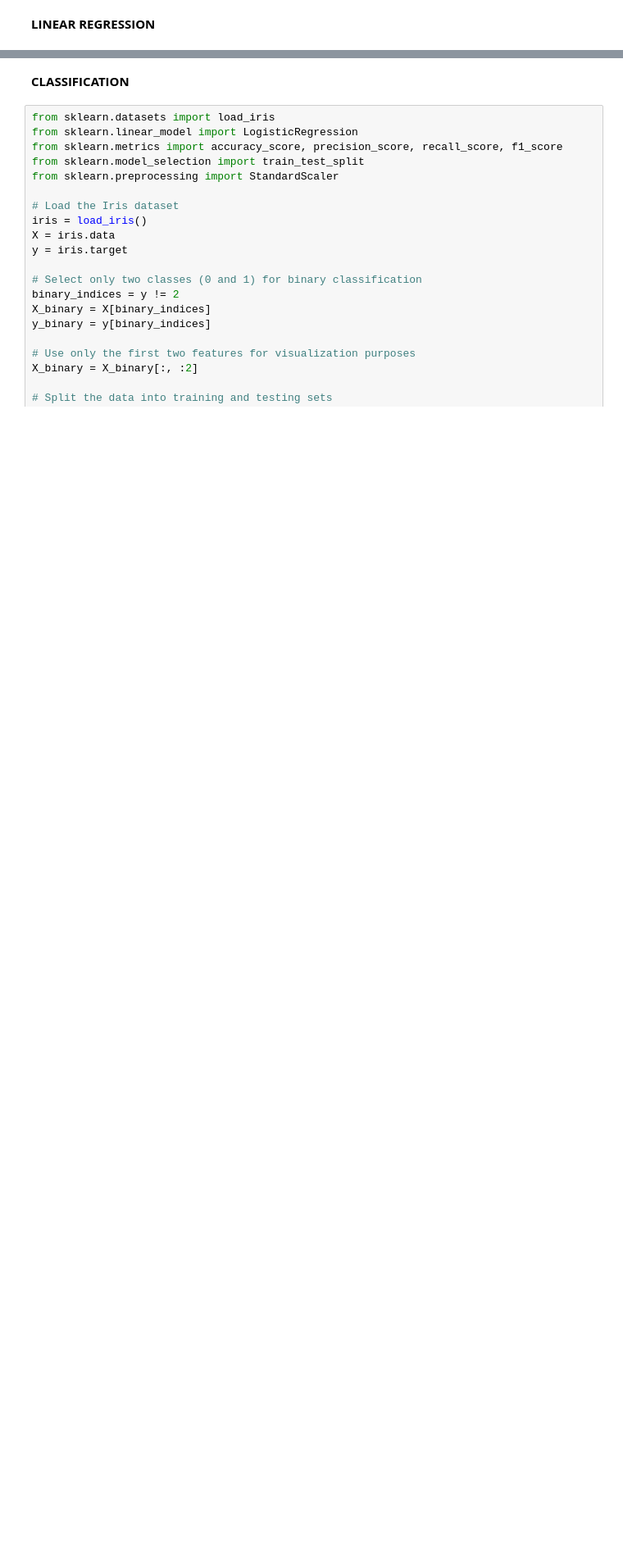
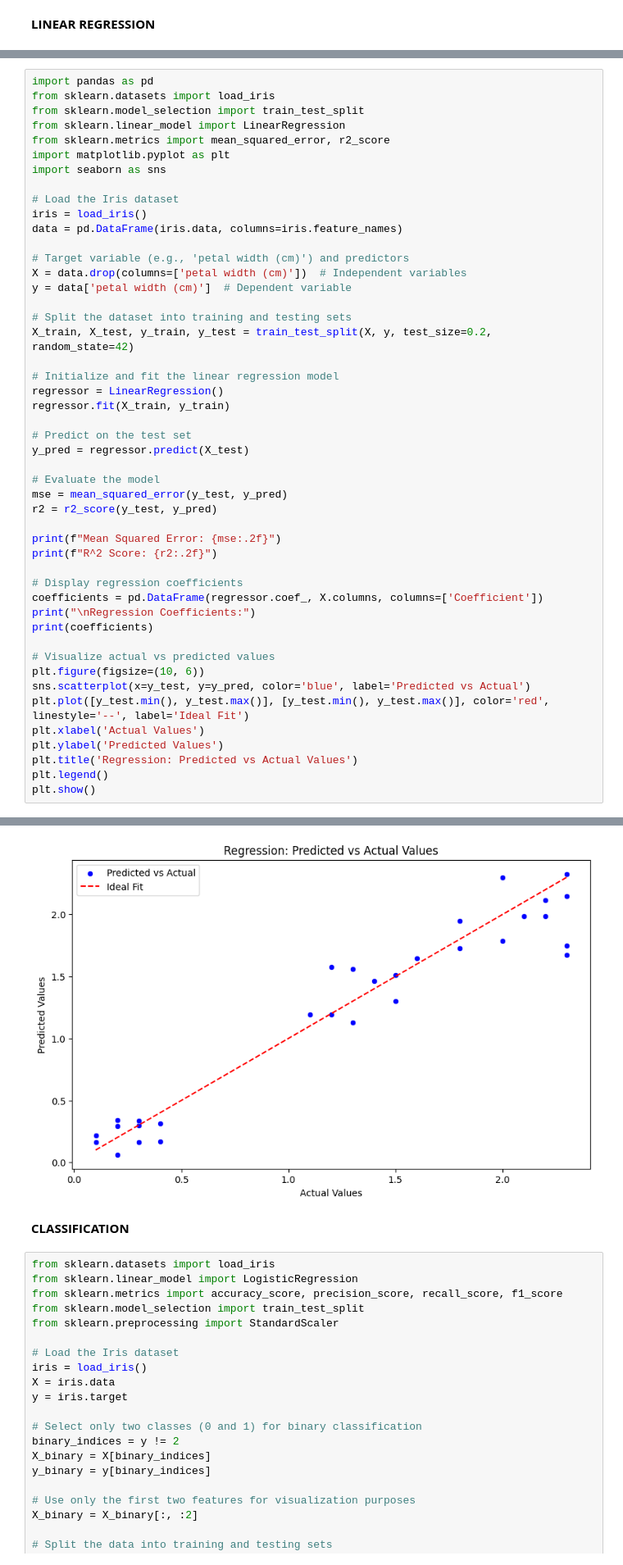
Before and after one commit to Vasundhara-Boomi/dl, a Jupyter notebook: reg_classification.ipynb, the cells around one changed output, grey strips where cells are left out. Shown at 82% size. Drawn from its saved outputs; the diff is of its cells as text; blank space fills up the shorter version.

```diff
--- a/reg_classification.ipynb
+++ b/reg_classification.ipynb
@@ -51,0 +53,49 @@ Mean Squared Error: 0.71
+# %%
+import pandas as pd
+from sklearn.datasets import load_iris
+from sklearn.model_selection import train_test_split
+from sklearn.linear_model import LinearRegression
+from sklearn.metrics import mean_squared_error, r2_score
+import matplotlib.pyplot as plt
+import seaborn as sns
+
+# Load the Iris dataset
+iris = load_iris()
+data = pd.DataFrame(iris.data, columns=iris.feature_names)
+
+# Target variable (e.g., 'petal width (cm)') and predictors
+X = data.drop(columns=['petal width (cm)'])  # Independent variables
+y = data['petal width (cm)']  # Dependent variable
+
+# Split the dataset into training and testing sets
+X_train, X_test, y_train, y_test = train_test_split(X, y, test_size=0.2, random_state=42)
+
+# Initialize and fit the linear regression model
+regressor = LinearRegression()
+regressor.fit(X_train, y_train)
+
+# Predict on the test set
+y_pred = regressor.predict(X_test)
+
+# Evaluate the model
+mse = mean_squared_error(y_test, y_pred)
+r2 = r2_score(y_test, y_pred)
+
+print(f"Mean Squared Error: {mse:.2f}")
+print(f"R^2 Score: {r2:.2f}")
+
+# Display regression coefficients
+coefficients = pd.DataFrame(regressor.coef_, X.columns, columns=['Coefficient'])
+print("\nRegression Coefficients:")
+print(coefficients)
+
+# Visualize actual vs predicted values
+plt.figure(figsize=(10, 6))
+sns.scatterplot(x=y_test, y=y_pred, color='blue', label='Predicted vs Actual')
+plt.plot([y_test.min(), y_test.max()], [y_test.min(), y_test.max()], color='red', linestyle='--', label='Ideal Fit')
+plt.xlabel('Actual Values')
+plt.ylabel('Predicted Values')
+plt.title('Regression: Predicted vs Actual Values')
+plt.legend()
+plt.show()
+# %% [output]
@@ -52,3 +110,4 @@ Mean Squared Error: 0.71
+[figure, added]
 # %% [markdown]
 **CLASSIFICATION**
 # %%
```
Also changed, not shown: parts of 4 cells of this notebook, 1 other file.
